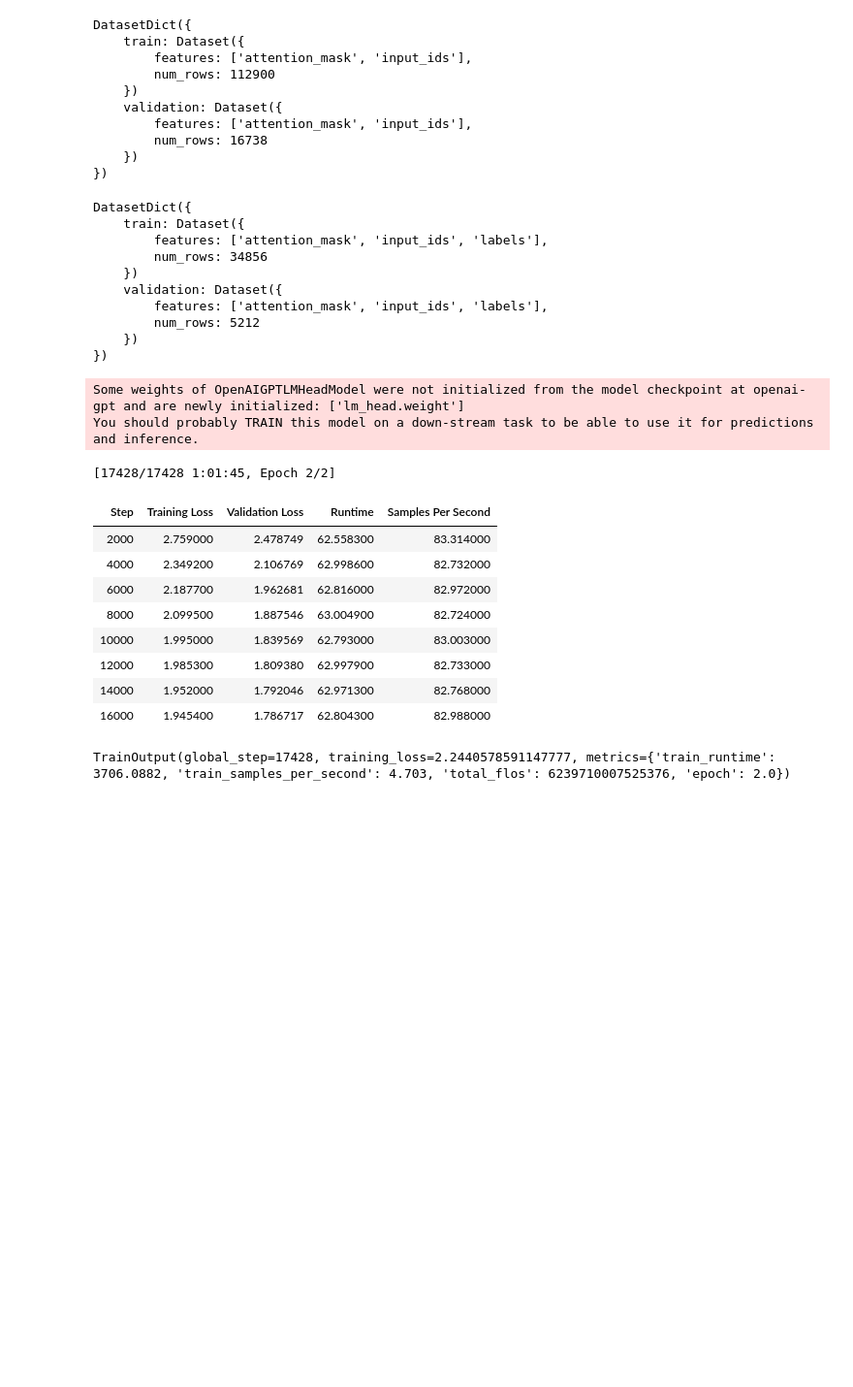
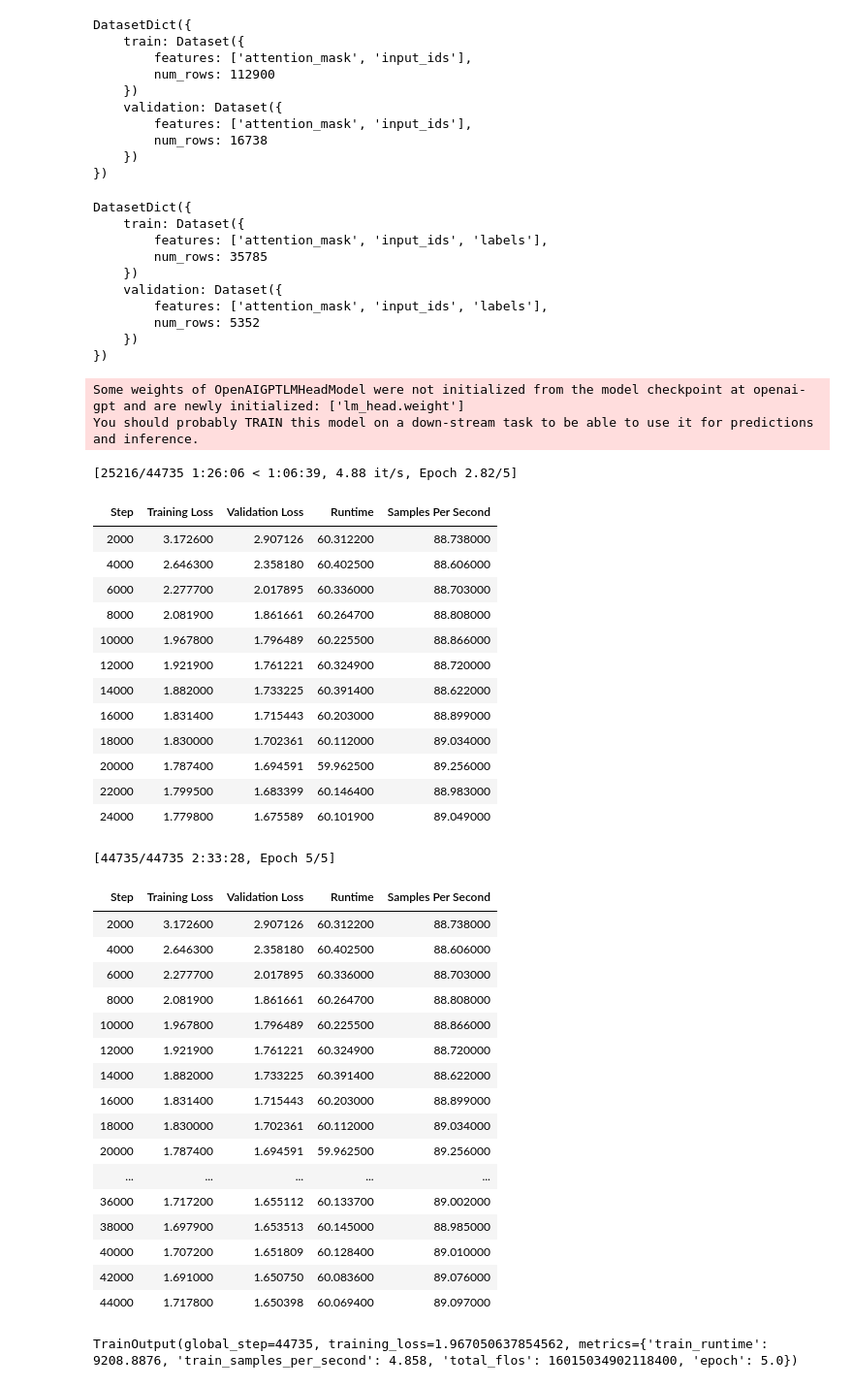
Before and after one commit to SALT-NLP/toxicity-explanation, a Jupyter notebook: train.ipynb, the cells around one changed output. Shown at 97% size. Cells and saved outputs as stored; diff of their text form; code cells hidden in the pictures; blank space fills up the shorter version.

```diff
--- a/train.ipynb
+++ b/train.ipynb
@@ -42,24 +42,19 @@ gpt_dict_5epoch = {
                     'MODEL_NAME':'openai-gpt', \
                     'OUTPUT_DIR':'model/gpt_5epoch', \
                     'LEARNING_RATE': 5e-6, \
+                    'SAVE_STEPS': 22367, \
                     'EPOCHS': 5.0
                   }
 
-gpt_dict_2epoch = {
-                    'MODEL_NAME':'openai-gpt', \
-                    'OUTPUT_DIR':'model/gpt_2epoch', \
-                    'LEARNING_RATE': 5e-6, \
-                    'EPOCHS': 2.0
-                  }
+gpt2_dict_5epoch =  {
+                      'MODEL_NAME':'gpt2', \
+                      'OUTPUT_DIR':'model/gpt2_5epoch', \
+                      'LEARNING_RATE': 1e-5, \
+                      'SAVE_STEPS': 24075, \
+                      'EPOCHS': 5.0
+                    }
 
-gpt2_dict = {
-              'MODEL_NAME':'gpt2', \
-              'OUTPUT_DIR':'model/gpt2_5epoch', \
-              'LEARNING_RATE': 5e-5, \
-              'EPOCHS': 5.0
-            }
-
-active_dict = gpt_dict_2epoch
+active_dict = gpt_dict_5epoch
 # %%
 from data_preprocessing import *
 
@@ -150,52 +145,74 @@ print(lm_datasets)
 DatasetDict({
     train: Dataset({
         features: ['attention_mask', 'input_ids', 'labels'],
-        num_rows: 34856
+        num_rows: 35785
     })
     validation: Dataset({
         features: ['attention_mask', 'input_ids', 'labels'],
-        num_rows: 5212
+        num_rows: 5352
     })
 })
 # %%
 # Load PreTrained Model and train it
 from transformers import AutoModelForCausalLM
 from transformers import Trainer, TrainingArguments
 
 model = AutoModelForCausalLM.from_pretrained(active_dict['MODEL_NAME'])
 model.resize_token_embeddings(len(tokenizer))
 
 training_args = TrainingArguments(
     output_dir = active_dict['OUTPUT_DIR'],
     evaluation_strategy = 'steps',
     eval_steps = 2000,
-    save_steps = 8714,
+    save_steps = active_dict['SAVE_STEPS'],
     save_total_limit = 1,
-    warmup_steps = 1000,
+    warmup_steps = 5000,
     learning_rate = active_dict['LEARNING_RATE'],
     per_device_train_batch_size = 4,
     num_train_epochs = active_dict['EPOCHS'],
 )
 
 trainer = Trainer(
     model=model,
     args=training_args,
     train_dataset=lm_datasets["train"],
     eval_dataset=lm_datasets["validation"],
 )
 
 trainer.train()
 # %% [output]
 Some weights of OpenAIGPTLMHeadModel were not initialized from the model checkpoint at openai-gpt and are newly initialized: ['lm_head.weight']
 You should probably TRAIN this model on a down-stream task to be able to use it for predictions and inference.
-[17428/17428 1:01:45, Epoch 2/2]
+[25216/44735 1:26:06 < 1:06:39, 4.88 it/s, Epoch 2.82/5]
 | Step | Training Loss | Validation Loss | Runtime | Samples Per Second |
-| 2000 | 2.759000 | 2.478749 | 62.558300 | 83.314000 |
-| 4000 | 2.349200 | 2.106769 | 62.998600 | 82.732000 |
-| 6000 | 2.187700 | 1.962681 | 62.816000 | 82.972000 |
-| 8000 | 2.099500 | 1.887546 | 63.004900 | 82.724000 |
-| 10000 | 1.995000 | 1.839569 | 62.793000 | 83.003000 |
-| 12000 | 1.985300 | 1.809380 | 62.997900 | 82.733000 |
-| 14000 | 1.952000 | 1.792046 | 62.971300 | 82.768000 |
-| 16000 | 1.945400 | 1.786717 | 62.804300 | 82.988000 |
+| 2000 | 3.172600 | 2.907126 | 60.312200 | 88.738000 |
+| 4000 | 2.646300 | 2.358180 | 60.402500 | 88.606000 |
+| 6000 | 2.277700 | 2.017895 | 60.336000 | 88.703000 |
+| 8000 | 2.081900 | 1.861661 | 60.264700 | 88.808000 |
+| 10000 | 1.967800 | 1.796489 | 60.225500 | 88.866000 |
+| 12000 | 1.921900 | 1.761221 | 60.324900 | 88.720000 |
+| 14000 | 1.882000 | 1.733225 | 60.391400 | 88.622000 |
+| 16000 | 1.831400 | 1.715443 | 60.203000 | 88.899000 |
+| 18000 | 1.830000 | 1.702361 | 60.112000 | 89.034000 |
+| 20000 | 1.787400 | 1.694591 | 59.962500 | 89.256000 |
+| 22000 | 1.799500 | 1.683399 | 60.146400 | 88.983000 |
+| 24000 | 1.779800 | 1.675589 | 60.101900 | 89.049000 |
-TrainOutput(global_step=17428, training_loss=2.2440578591147777, metrics={'train_runtime': 3706.0882, 'train_samples_per_second': 4.703, 'total_flos': 6239710007525376, 'epoch': 2.0})
+[44735/44735 2:33:28, Epoch 5/5]
+| Step | Training Loss | Validation Loss | Runtime | Samples Per Second |
+| 2000 | 3.172600 | 2.907126 | 60.312200 | 88.738000 |
+| 4000 | 2.646300 | 2.358180 | 60.402500 | 88.606000 |
+| 6000 | 2.277700 | 2.017895 | 60.336000 | 88.703000 |
+| 8000 | 2.081900 | 1.861661 | 60.264700 | 88.808000 |
+| 10000 | 1.967800 | 1.796489 | 60.225500 | 88.866000 |
+| 12000 | 1.921900 | 1.761221 | 60.324900 | 88.720000 |
+| 14000 | 1.882000 | 1.733225 | 60.391400 | 88.622000 |
+| 16000 | 1.831400 | 1.715443 | 60.203000 | 88.899000 |
+| 18000 | 1.830000 | 1.702361 | 60.112000 | 89.034000 |
+| 20000 | 1.787400 | 1.694591 | 59.962500 | 89.256000 |
+| ... | ... | ... | ... | ... |
+| 36000 | 1.717200 | 1.655112 | 60.133700 | 89.002000 |
+| 38000 | 1.697900 | 1.653513 | 60.145000 | 88.985000 |
+| 40000 | 1.707200 | 1.651809 | 60.128400 | 89.010000 |
+| 42000 | 1.691000 | 1.650750 | 60.083600 | 89.076000 |
+| 44000 | 1.717800 | 1.650398 | 60.069400 | 89.097000 |
+TrainOutput(global_step=44735, training_loss=1.967050637854562, metrics={'train_runtime': 9208.8876, 'train_samples_per_second': 4.858, 'total_flos': 16015034902118400, 'epoch': 5.0})
```
Also changed, not shown: parts of 2 cells of this notebook, 4 other files.
